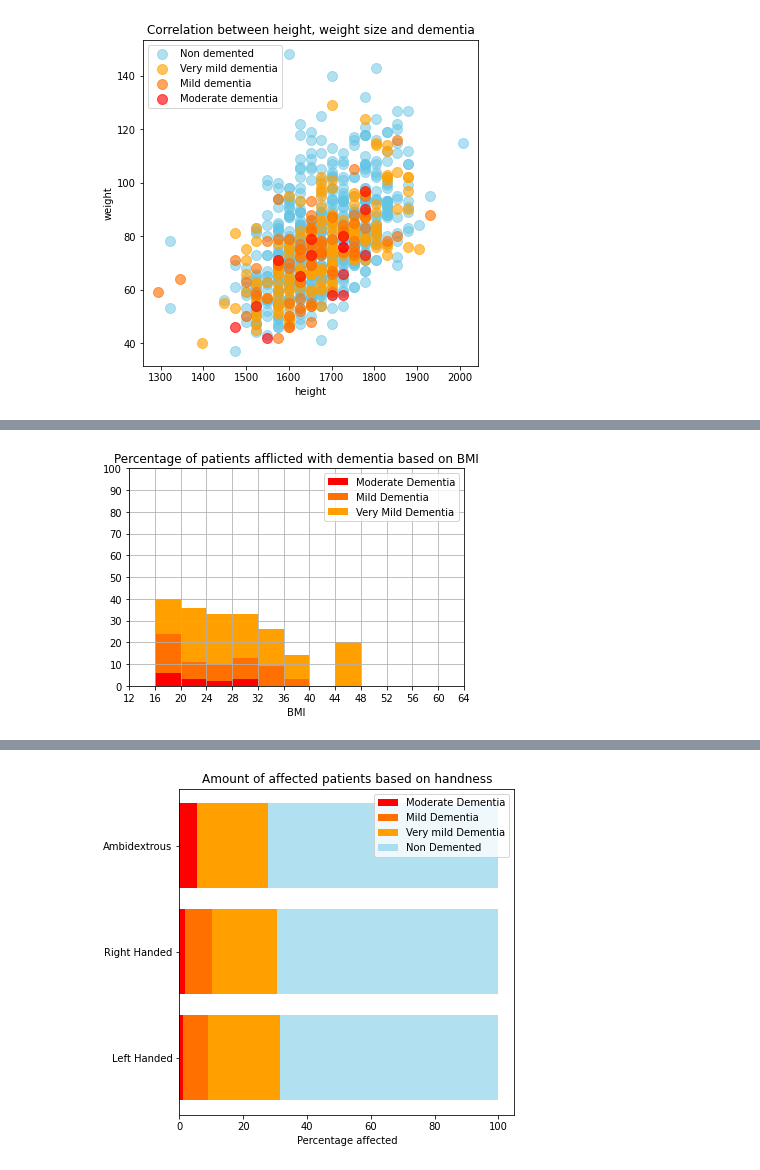
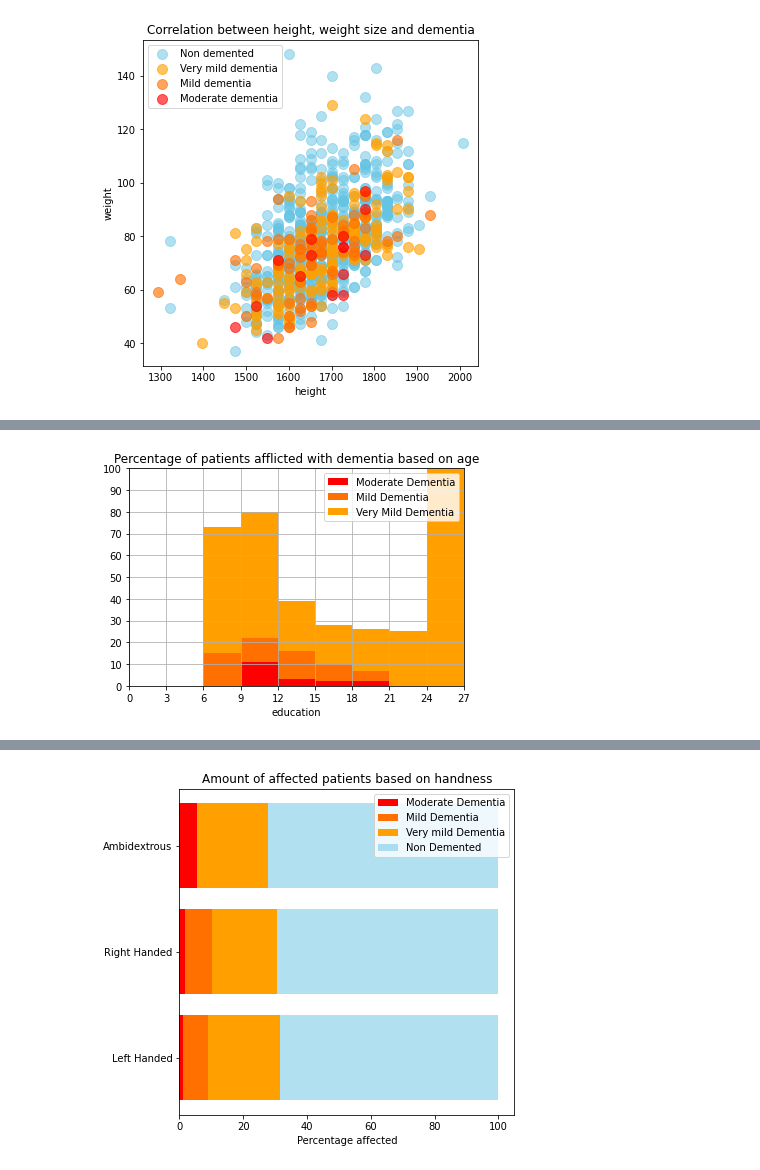
Before and after one commit to xCocco0/alzheimer-recognition, a Jupyter notebook: alzheimer.ipynb, the cells around one changed output, grey strips where cells are left out. Drawn from its saved outputs; the diff is of its cells as text; code cells hidden in the pictures.

```diff
--- a/alzheimer.ipynb
+++ b/alzheimer.ipynb
@@ -199,38 +176,4 @@ plt.show()
-# %%
-delta = 4
-numbars = 20
-hist = np.zeros((numbars,5))
-hist_labels = np.arange(delta/2,delta*(numbars+1/2),delta)
-
-dfbmi = df.loc[:,["height","weight","cdr"]]
-dfbmi["bmi"] = (1000000*df["weight"])/(df["height"]**2)
-#print(dfbmi)
-
-for index, row in dfbmi.iterrows():
-  hist[int(row["bmi"]/delta), cdr2index[row["cdr"]]+1] += 1
-  hist[int(row["bmi"]/delta), 0] += 1
-#print(hist)
-for row in hist:
-  for i in range(1,5):
-    if row[0] == 0:
-      row[i] = 0
-    else:
-      row[i] = np.ceil(100 * row[i] / row[0])
-#print(hist)
-
-fig, ax = plt.subplots()
-ax.bar(hist_labels, hist[:,4], width = delta, color = "#FF0000", label = "Moderate Dementia")
-ax.bar(hist_labels, hist[:,3], width = delta, bottom = hist[:,4], color = "#FF7000", label = "Mild Dementia")
-ax.bar(hist_labels, hist[:,2], width = delta, bottom = hist[:,4]+hist[:,3], color = "#FFA000", label = "Very Mild Dementia")
-#ax.bar(hist_labels, hist[:,1], width = 10, bottom = hist[:,4]+hist[:,3]+hist[:,2], color = "#64C4E4")
-ax.set_title("Percentage of patients afflicted with dementia based on BMI")
-ax.set_ylim(0,100)
-ax.set_xlim(12,48)
-ax.set_xticks(range(12,delta*16+1,delta))
-ax.set_yticks(range(0,101,10))
-ax.grid()
-ax.set_xlabel("BMI")
-ax.legend()
-plt.show()
-# %% [output]
-[figure, removed]
+# %%
+hist_plot("education", 3, 9, xmax = 27)
+# %% [output]
+[figure, added]
```
Also changed, not shown: parts of 16 cells of this notebook.
